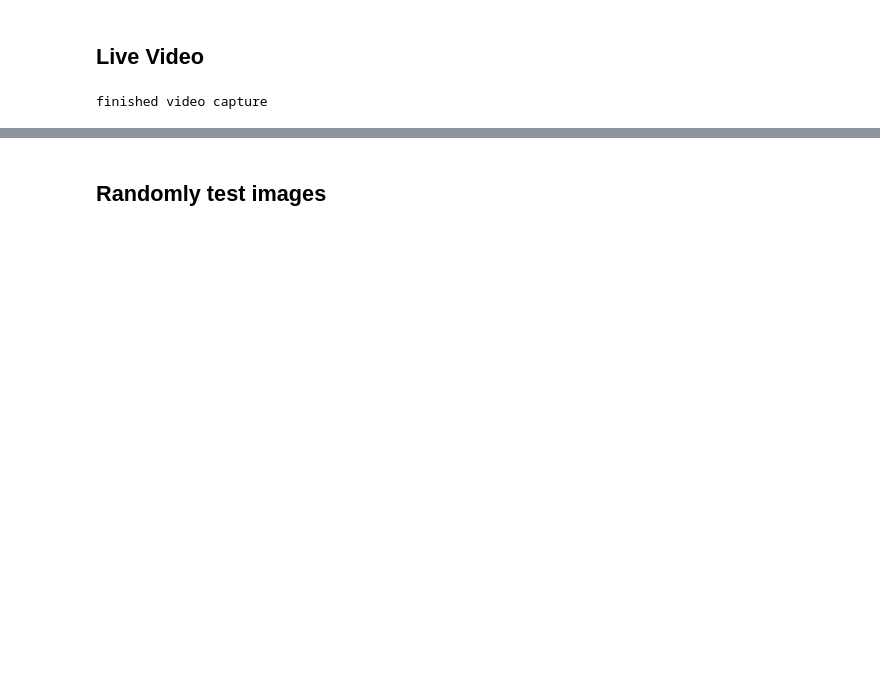
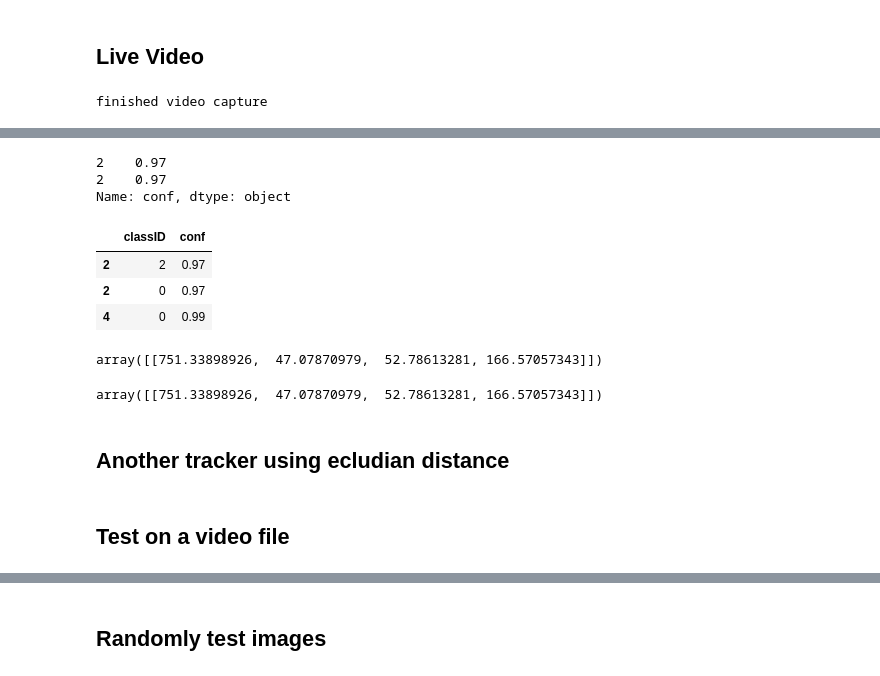
Before and after one commit to sadimoodi/ali-gym, a Jupyter notebook: Test.ipynb, the cells around one changed output, grey strips where cells are left out. Cells and saved outputs as stored; diff of their text form; code cells hidden in the pictures; blank space fills up the shorter version.

```diff
--- a/Test.ipynb
+++ b/Test.ipynb
@@ -364,0 +1247,30 @@ classes: [1] , scores: [0.67]
+# %%
+from norfair import Detection, Tracker, Video, draw_tracked_objects
+
+#video = 'rtsp://FaceR:W%40rec621%23@10.11.235.132/axis-media/media.amp' #lane 5 out
+#video = 'rtsp://FaceR:W%40rec621%23@10.11.235.133/axis-media/media.amp' #OUT L6
+#video = 'rtsp://FaceR:W%40rec621%23@10.8.197.184/H.264/media.smp' #turnstile
+#video = 'rtsp://FaceR:W%40rec621%23@10.16.209.76/0/profile5/media.smp' #main hall
+#video = "http://FaceR:W%40rec621%23@10.16.225.40/stw-cgi/video.cgi?msubmenu=snapshot&action=view"
+#video = 'http://FaceR:W%40rec621%23@10.11.88.65/stw-cgi/video.cgi?msubmenu=snapshot&action=view'
+
+video = 'class2+0.avi'
+df = pd.DataFrame(columns=['classID','conf'])
+#cap = cv2.VideoCapture(video)
+prev= []
+current_number = 0
+# used to record the time when we processed last frame
+prev_frame_time = 0
+empty = 0
+# used to record the time at which we processed current frame
+new_frame_time = 0
+#cap = cv2.VideoCapture(video)
+video = Video(input_path=video)
+tracker = Tracker(distance_function=euclidean_distance, distance_threshold=20)
+
+for frame in video:
+    detections = predictor(cv2.cvtColor(frame, cv2.COLOR_BGR2RGB))
+    detections = [Detection(p) for p in detections['instances'].pred_boxes.get_centers().cpu().numpy()]
+    tracked_objects = tracker.update(detections=detections)
+    draw_tracked_objects(frame, tracked_objects)
+    video.write(frame)
@@ -364,0 +1280,20 @@ classes: [1] , scores: [0.67]
+# %%
+df.loc[idd]['conf']
+# %% [output]
+2    0.97
+2    0.97
+Name: conf, dtype: object
+# %%
+df
+# %% [output]
+|  | classID | conf |
+| 2 | 2 | 0.97 |
+| 2 | 0 | 0.97 |
+| 4 | 0 | 0.99 |
+# %%
+bbox_xcycwh
+# %% [output]
+array([[751.33898926,  47.07870979,  52.78613281, 166.57057343]])
+array([[751.33898926,  47.07870979,  52.78613281, 166.57057343]])
+# %% [markdown]
+## Another tracker using ecludian distance
@@ -364,0 +1383,2 @@ classes: [1] , scores: [0.67]
+# %% [markdown]
+## Test on a video file
```
Also changed, not shown: parts of 56 cells of this notebook, 5 other files.
